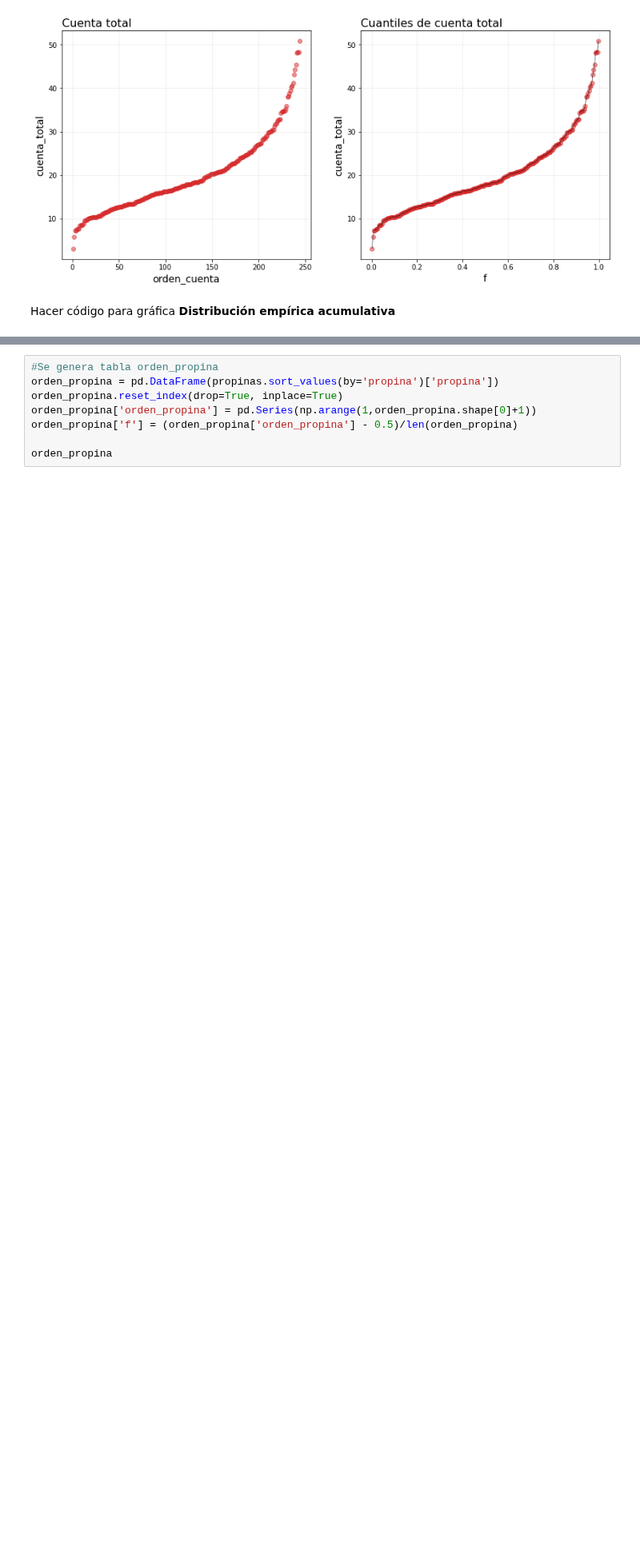
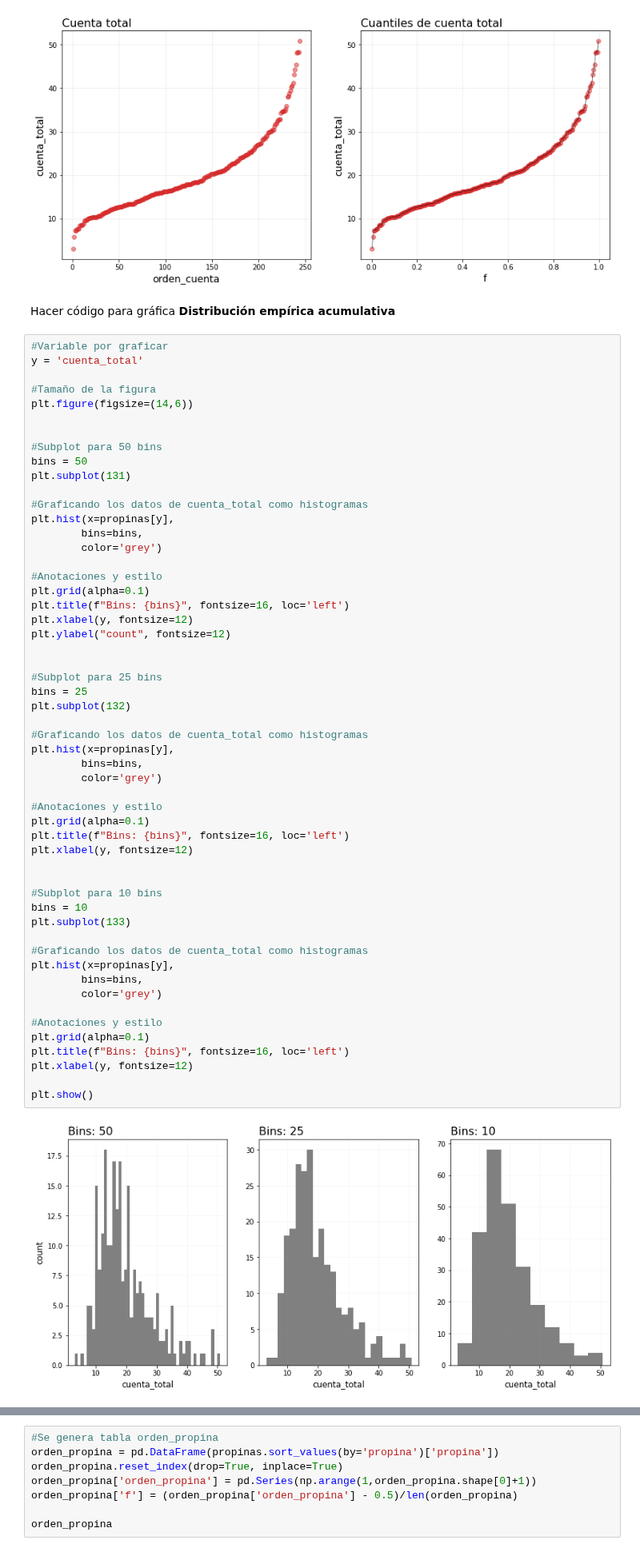
Before and after one commit to CAMM961001/itam-mcd, a Jupyter notebook: fundamentos-estadisticos/libros/analisis_exploratorio.ipynb, the cells around one changed output, grey strips where cells are left out. Shown at 80% size. Cells and saved outputs as stored; diff of their text form; blank space fills up the shorter version.

```diff
--- a/fundamentos-estadisticos/libros/analisis_exploratorio.ipynb
+++ b/fundamentos-estadisticos/libros/analisis_exploratorio.ipynb
@@ -99,4 +103,60 @@ plt.show()
 [figure]
 # %% [markdown]
 Hacer código para gráfica **Distribución empírica acumulativa**
+# %%
+#Variable por graficar
+y = 'cuenta_total'
+
+#Tamaño de la figura
+plt.figure(figsize=(14,6))
+
+
+#Subplot para 50 bins
+bins = 50
+plt.subplot(131)
+
+#Graficando los datos de cuenta_total como histogramas
+plt.hist(x=propinas[y],
+        bins=bins,
+        color='grey')
+
+#Anotaciones y estilo
+plt.grid(alpha=0.1)
+plt.title(f"Bins: {bins}", fontsize=16, loc='left')
+plt.xlabel(y, fontsize=12)
+plt.ylabel("count", fontsize=12)
+
+
+#Subplot para 25 bins
+bins = 25
+plt.subplot(132)
+
+#Graficando los datos de cuenta_total como histogramas
+plt.hist(x=propinas[y],
+        bins=bins,
+        color='grey')
+
+#Anotaciones y estilo
+plt.grid(alpha=0.1)
+plt.title(f"Bins: {bins}", fontsize=16, loc='left')
+plt.xlabel(y, fontsize=12)
+
+
+#Subplot para 10 bins
+bins = 10
+plt.subplot(133)
+
+#Graficando los datos de cuenta_total como histogramas
+plt.hist(x=propinas[y],
+        bins=bins,
+        color='grey')
+
+#Anotaciones y estilo
+plt.grid(alpha=0.1)
+plt.title(f"Bins: {bins}", fontsize=16, loc='left')
+plt.xlabel(y, fontsize=12)
+
+plt.show()
+# %% [output]
+[figure, added]
 # %% [markdown]
```
Also changed, not shown: parts of 13 cells of this notebook, 1 other file.
